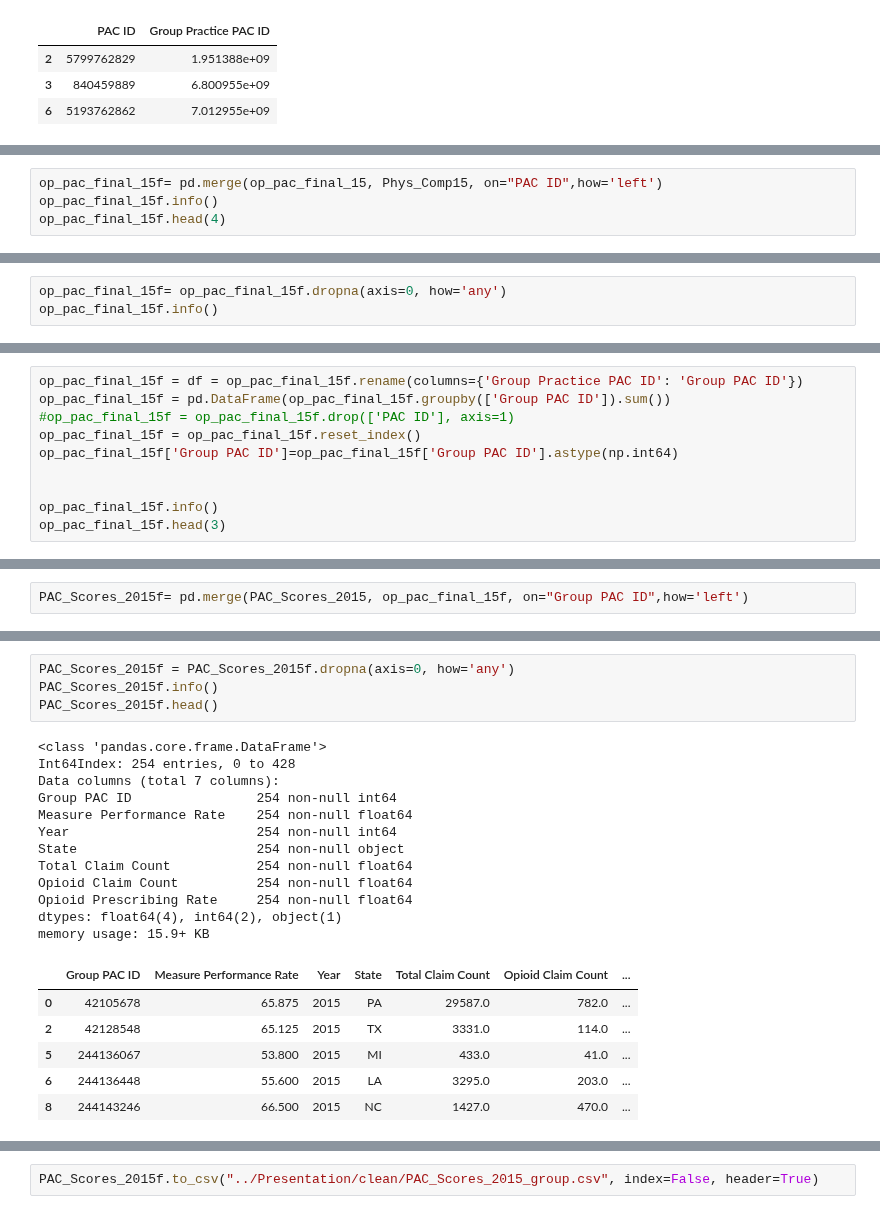
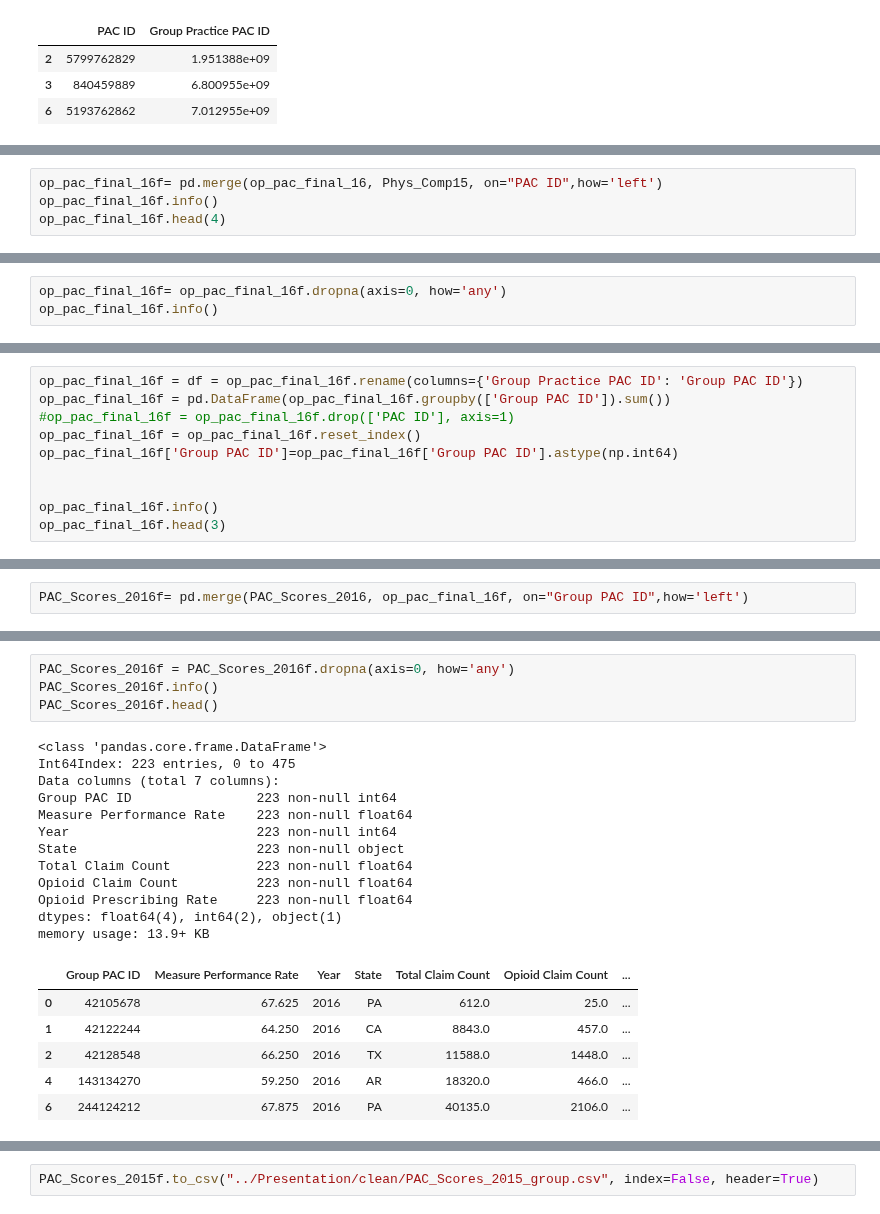
Before and after one commit to MTDahmer/Project1, a Jupyter notebook: notebooks/basheer_328.ipynb, the cells around one changed output, grey strips where cells are left out. Cells and saved outputs as stored; diff of their text form.

Commit message:
2016 group pac, performance scores

```diff
--- a/notebooks/basheer_328.ipynb
+++ b/notebooks/basheer_328.ipynb
@@ -137,6 +124,6 @@ len(op_pac_final_15['PAC ID'])
 # %%
-op_pac_final_15f= pd.merge(op_pac_final_15, Phys_Comp15, on="PAC ID",how='left')
-op_pac_final_15f.info()
-op_pac_final_15f.head(4)
+op_pac_final_16f= pd.merge(op_pac_final_16, Phys_Comp15, on="PAC ID",how='left')
+op_pac_final_16f.info()
+op_pac_final_16f.head(4)
 # %% [output]
 <class 'pandas.core.frame.DataFrame'>
@@ -158,5 +145,5 @@ memory usage: 812.3+ KB
 # %%
-op_pac_final_15f= op_pac_final_15f.dropna(axis=0, how='any')
-op_pac_final_15f.info()
+op_pac_final_16f= op_pac_final_16f.dropna(axis=0, how='any')
+op_pac_final_16f.info()
 # %% [output]
 <class 'pandas.core.frame.DataFrame'>
@@ -173,12 +160,12 @@ memory usage: 739.9+ KB
 # %%
-op_pac_final_15f = df = op_pac_final_15f.rename(columns={'Group Practice PAC ID': 'Group PAC ID'})
-op_pac_final_15f = pd.DataFrame(op_pac_final_15f.groupby(['Group PAC ID']).sum())
-#op_pac_final_15f = op_pac_final_15f.drop(['PAC ID'], axis=1)
-op_pac_final_15f = op_pac_final_15f.reset_index()
-op_pac_final_15f['Group PAC ID']=op_pac_final_15f['Group PAC ID'].astype(np.int64)
+op_pac_final_16f = df = op_pac_final_16f.rename(columns={'Group Practice PAC ID': 'Group PAC ID'})
+op_pac_final_16f = pd.DataFrame(op_pac_final_16f.groupby(['Group PAC ID']).sum())
+#op_pac_final_16f = op_pac_final_16f.drop(['PAC ID'], axis=1)
+op_pac_final_16f = op_pac_final_16f.reset_index()
+op_pac_final_16f['Group PAC ID']=op_pac_final_16f['Group PAC ID'].astype(np.int64)
 
 
-op_pac_final_15f.info()
-op_pac_final_15f.head(3)
+op_pac_final_16f.info()
+op_pac_final_16f.head(3)
 # %% [output]
 <class 'pandas.core.frame.DataFrame'>
@@ -217,3 +204,3 @@ memory usage: 13.5+ KB
 # %%
-PAC_Scores_2015f= pd.merge(PAC_Scores_2015, op_pac_final_15f, on="Group PAC ID",how='left')
+PAC_Scores_2016f= pd.merge(PAC_Scores_2016, op_pac_final_16f, on="Group PAC ID",how='left')
 # %%
@@ -241,24 +228,24 @@ memory usage: 26.8+ KB
 # %%
-PAC_Scores_2015f = PAC_Scores_2015f.dropna(axis=0, how='any')
-PAC_Scores_2015f.info()
-PAC_Scores_2015f.head()
+PAC_Scores_2016f = PAC_Scores_2016f.dropna(axis=0, how='any')
+PAC_Scores_2016f.info()
+PAC_Scores_2016f.head()
 # %% [output]
 <class 'pandas.core.frame.DataFrame'>
-Int64Index: 254 entries, 0 to 428
+Int64Index: 223 entries, 0 to 475
 Data columns (total 7 columns):
-Group PAC ID                254 non-null int64
-Measure Performance Rate    254 non-null float64
-Year                        254 non-null int64
-State                       254 non-null object
-Total Claim Count           254 non-null float64
-Opioid Claim Count          254 non-null float64
-Opioid Prescribing Rate     254 non-null float64
+Group PAC ID                223 non-null int64
+Measure Performance Rate    223 non-null float64
+Year                        223 non-null int64
+State                       223 non-null object
+Total Claim Count           223 non-null float64
+Opioid Claim Count          223 non-null float64
+Opioid Prescribing Rate     223 non-null float64
 dtypes: float64(4), int64(2), object(1)
-memory usage: 15.9+ KB
+memory usage: 13.9+ KB
 |  | Group PAC ID | Measure Performance Rate | Year | State | Total Claim Count | Opioid Claim Count | ... |
-| 0 | 42105678 | 65.875 | 2015 | PA | 29587.0 | 782.0 | ... |
-| 2 | 42128548 | 65.125 | 2015 | TX | 3331.0 | 114.0 | ... |
-| 5 | 244136067 | 53.800 | 2015 | MI | 433.0 | 41.0 | ... |
-| 6 | 244136448 | 55.600 | 2015 | LA | 3295.0 | 203.0 | ... |
-| 8 | 244143246 | 66.500 | 2015 | NC | 1427.0 | 470.0 | ... |
+| 0 | 42105678 | 67.625 | 2016 | PA | 612.0 | 25.0 | ... |
+| 1 | 42122244 | 64.250 | 2016 | CA | 8843.0 | 457.0 | ... |
+| 2 | 42128548 | 66.250 | 2016 | TX | 11588.0 | 1448.0 | ... |
+| 4 | 143134270 | 59.250 | 2016 | AR | 18320.0 | 466.0 | ... |
+| 6 | 244124212 | 67.875 | 2016 | PA | 40135.0 | 2106.0 | ... |
 # %%
```
Also changed, not shown: parts of 13 cells of this notebook, 1 other file.
